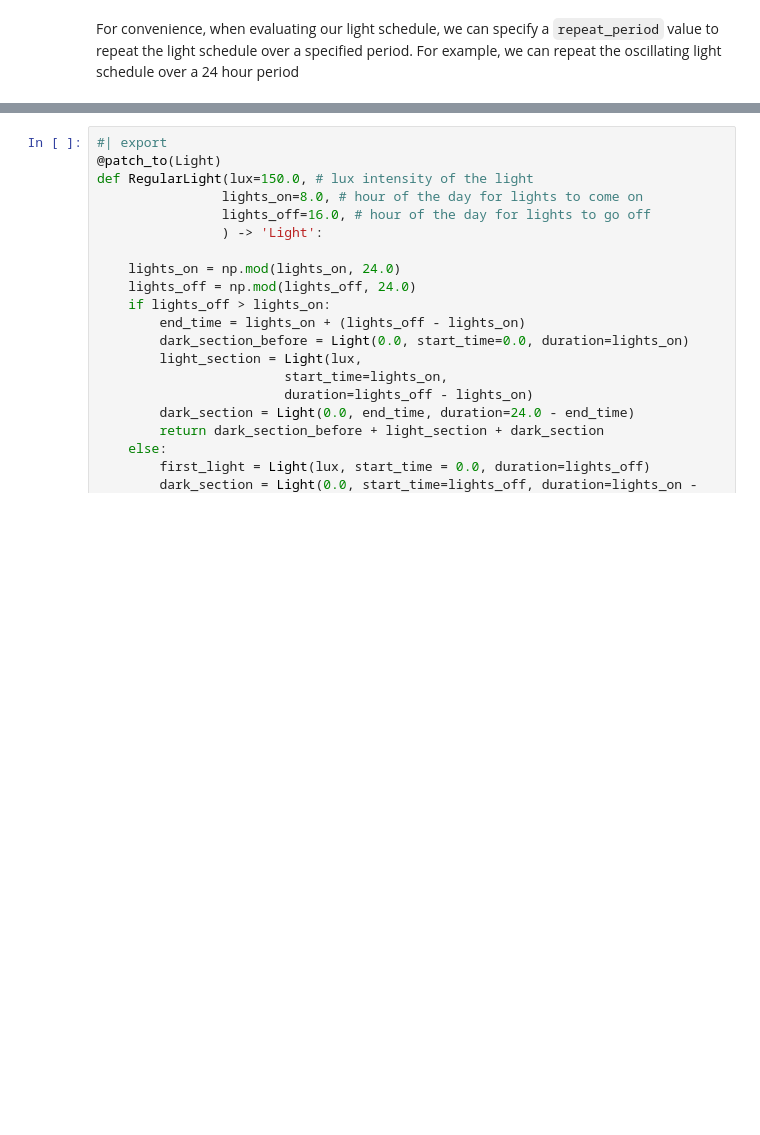
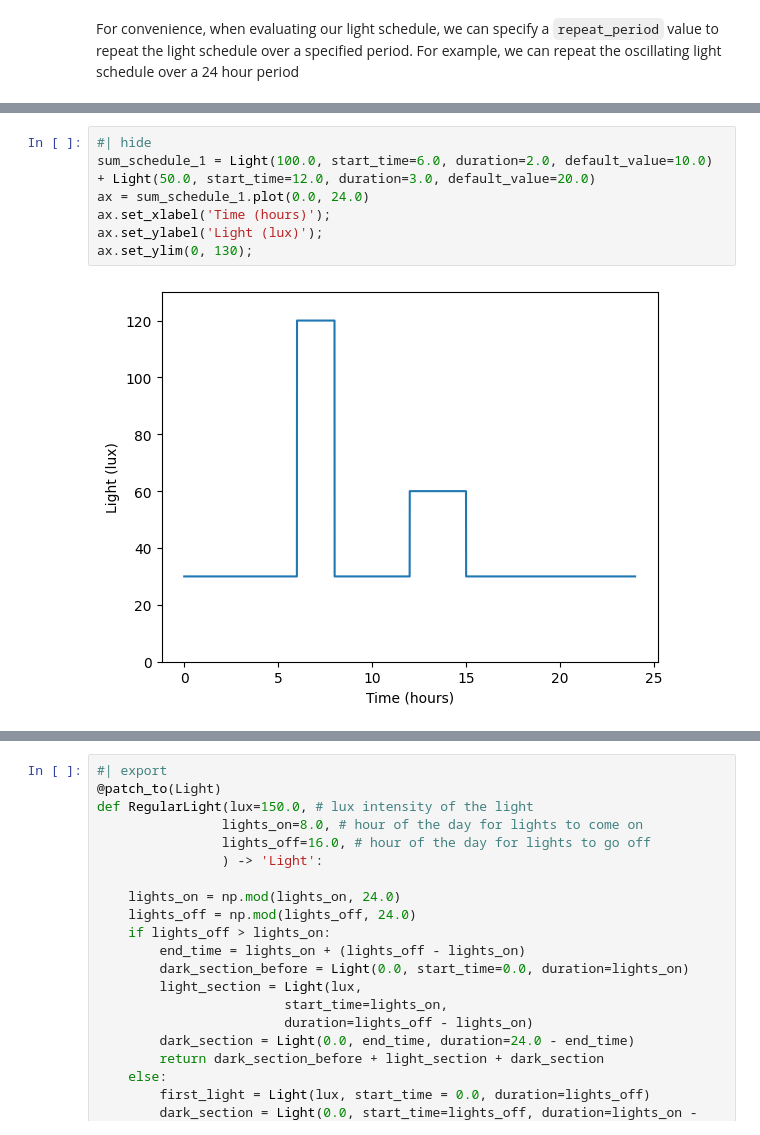
Before and after one commit to Arcascope/circadian, a Jupyter notebook: nbs/01_lights.ipynb, the cells around one changed output, grey strips where cells are left out. Saved outputs shown, nothing was run; the diff lists cells and outputs as text; blank space fills up the shorter version.

```diff
--- a/nbs/01_lights.ipynb
+++ b/nbs/01_lights.ipynb
@@ -343,0 +457,9 @@ def plot(self,
+# %%
+#| hide
+sum_schedule_1 = Light(100.0, start_time=6.0, duration=2.0, default_value=10.0) + Light(50.0, start_time=12.0, duration=3.0, default_value=20.0)
+ax = sum_schedule_1.plot(0.0, 24.0)
+ax.set_xlabel('Time (hours)');
+ax.set_ylabel('Light (lux)');
+ax.set_ylim(0, 130);
+# %% [output]
+[figure, added]
```
Also changed, not shown: parts of 12 cells of this notebook.
